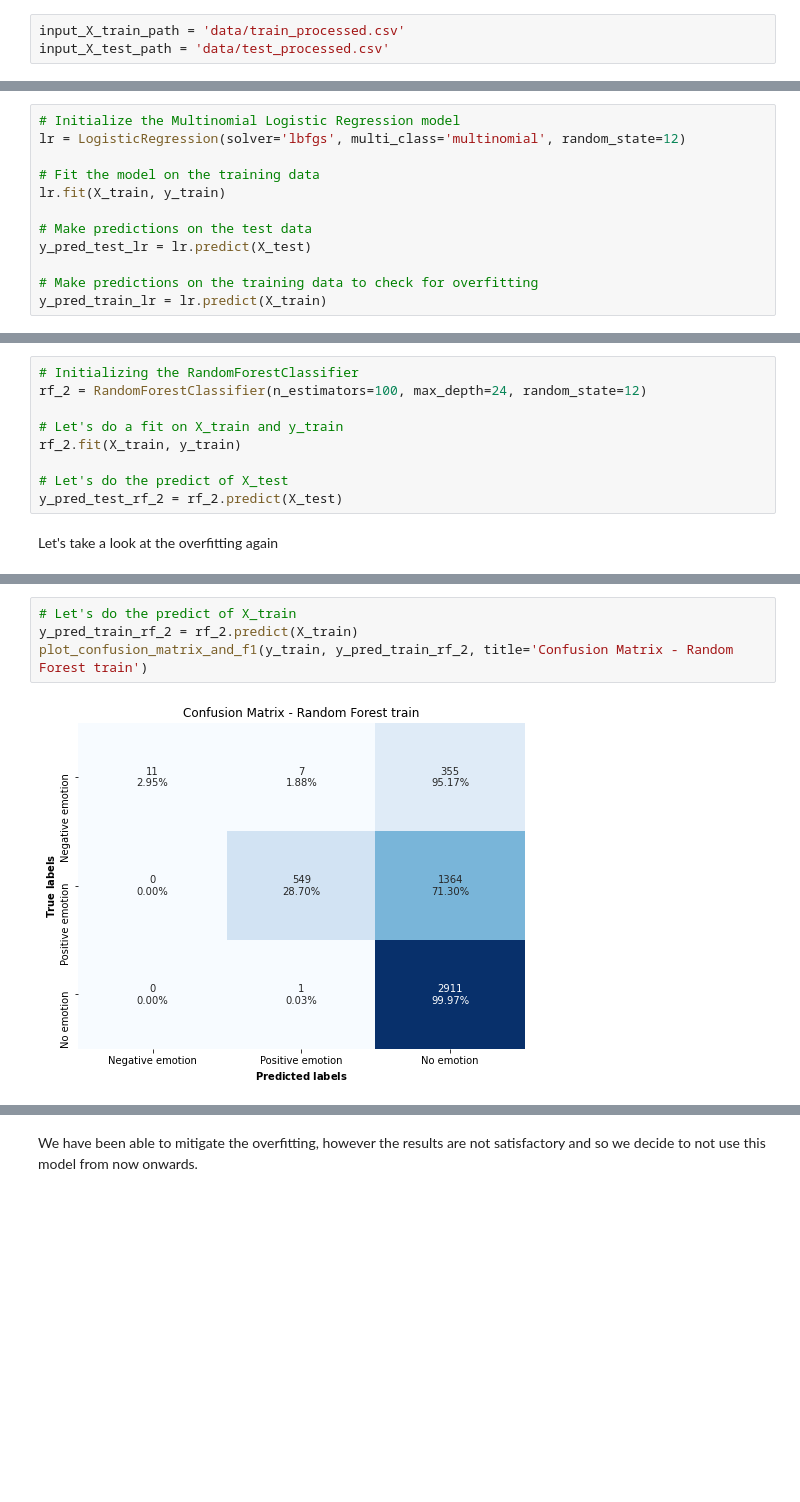
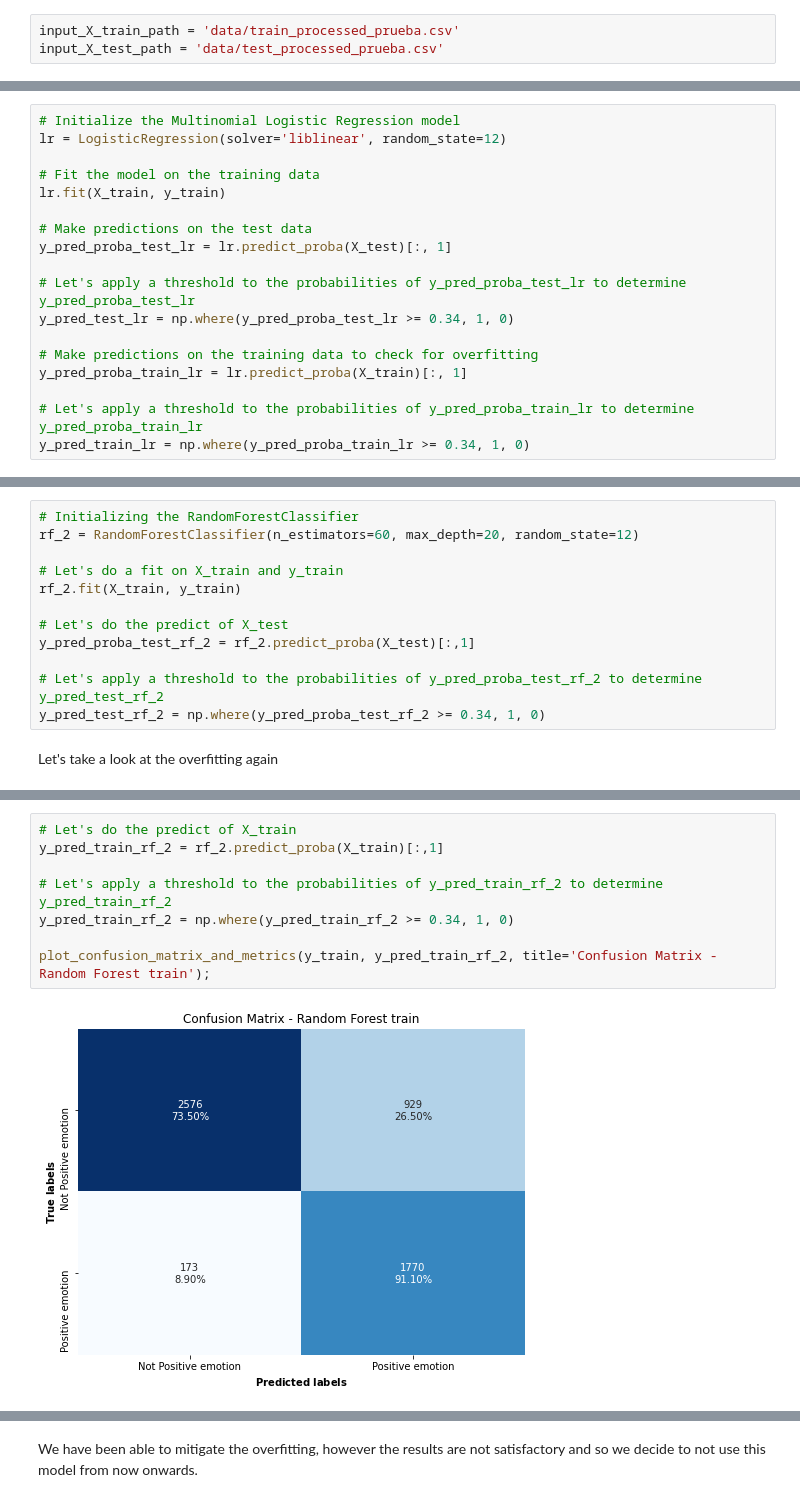
Before and after one commit to mbarriola96/Brands-product_emotions_analysis, a Jupyter notebook: 03_modelling.ipynb, the cells around one changed output, grey strips where cells are left out. Cells and saved outputs as stored; diff of their text form; blank space fills up the shorter version.

```diff
--- a/03_modelling.ipynb
+++ b/03_modelling.ipynb
@@ -28,8 +47,8 @@ from tensorflow.keras.callbacks import EarlyStopping
 # %% [markdown]
 # 3. Define Global Variables
 # %%
-input_X_train_path = 'data/train_processed.csv'
-input_X_test_path = 'data/test_processed.csv'
+input_X_train_path = 'data/train_processed_prueba.csv'
+input_X_test_path = 'data/test_processed_prueba.csv'
 # %% [markdown]
 # 4. Functions
 # %%
@@ -313,12 +212,18 @@ We will now proceed to train different models
 # %%
 # Initialize the Multinomial Logistic Regression model
-lr = LogisticRegression(solver='lbfgs', multi_class='multinomial', random_state=12)
+lr = LogisticRegression(solver='liblinear', random_state=12)
 
 # Fit the model on the training data
 lr.fit(X_train, y_train)
 
 # Make predictions on the test data
-y_pred_test_lr = lr.predict(X_test)
+y_pred_proba_test_lr = lr.predict_proba(X_test)[:, 1]
+
+# Let's apply a threshold to the probabilities of y_pred_proba_test_lr to determine y_pred_proba_test_lr
+y_pred_test_lr = np.where(y_pred_proba_test_lr >= 0.34, 1, 0)
 
 # Make predictions on the training data to check for overfitting
-y_pred_train_lr = lr.predict(X_train)
+y_pred_proba_train_lr = lr.predict_proba(X_train)[:, 1]
+
+# Let's apply a threshold to the probabilities of y_pred_proba_train_lr to determine y_pred_proba_train_lr
+y_pred_train_lr = np.where(y_pred_proba_train_lr >= 0.34, 1, 0)
@@ -382,13 +293,16 @@ As we can see, there is a very significant overfitting as the F1 score of the tr
 We are now going to do another Random Forest model to try to eliminate the overfitting.
 # %%
 # Initializing the RandomForestClassifier
-rf_2 = RandomForestClassifier(n_estimators=100, max_depth=24, random_state=12)
+rf_2 = RandomForestClassifier(n_estimators=60, max_depth=20, random_state=12)
 
 # Let's do a fit on X_train and y_train
 rf_2.fit(X_train, y_train)
 
 # Let's do the predict of X_test
-y_pred_test_rf_2 = rf_2.predict(X_test)
+y_pred_proba_test_rf_2 = rf_2.predict_proba(X_test)[:,1]
+
+# Let's apply a threshold to the probabilities of y_pred_proba_test_rf_2 to determine y_pred_test_rf_2
+y_pred_test_rf_2 = np.where(y_pred_proba_test_rf_2 >= 0.34, 1, 0)
 # %% [markdown]
 Let's take a look at the overfitting again
 # %%
@@ -399,6 +315,10 @@ Weighted F1 Score: 0.52
 # %%
 # Let's do the predict of X_train
-y_pred_train_rf_2 = rf_2.predict(X_train)
-plot_confusion_matrix_and_f1(y_train, y_pred_train_rf_2, title='Confusion Matrix - Random Forest train')
+y_pred_train_rf_2 = rf_2.predict_proba(X_train)[:,1]
+
+# Let's apply a threshold to the probabilities of y_pred_train_rf_2 to determine y_pred_train_rf_2
+y_pred_train_rf_2 = np.where(y_pred_train_rf_2 >= 0.34, 1, 0)
+
+plot_confusion_matrix_and_metrics(y_train, y_pred_train_rf_2, title='Confusion Matrix - Random Forest train');
 # %% [output]
-[figure, old version]
+[figure, new version]
```
Also changed, not shown: parts of 108 cells of this notebook, 7 other files.
